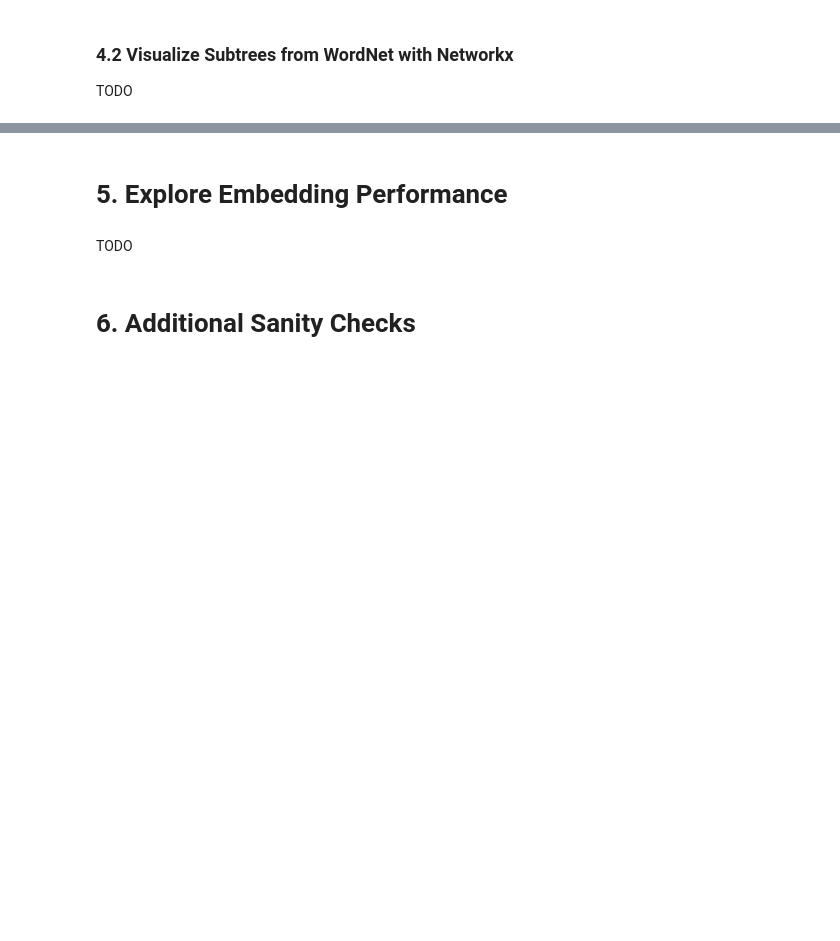
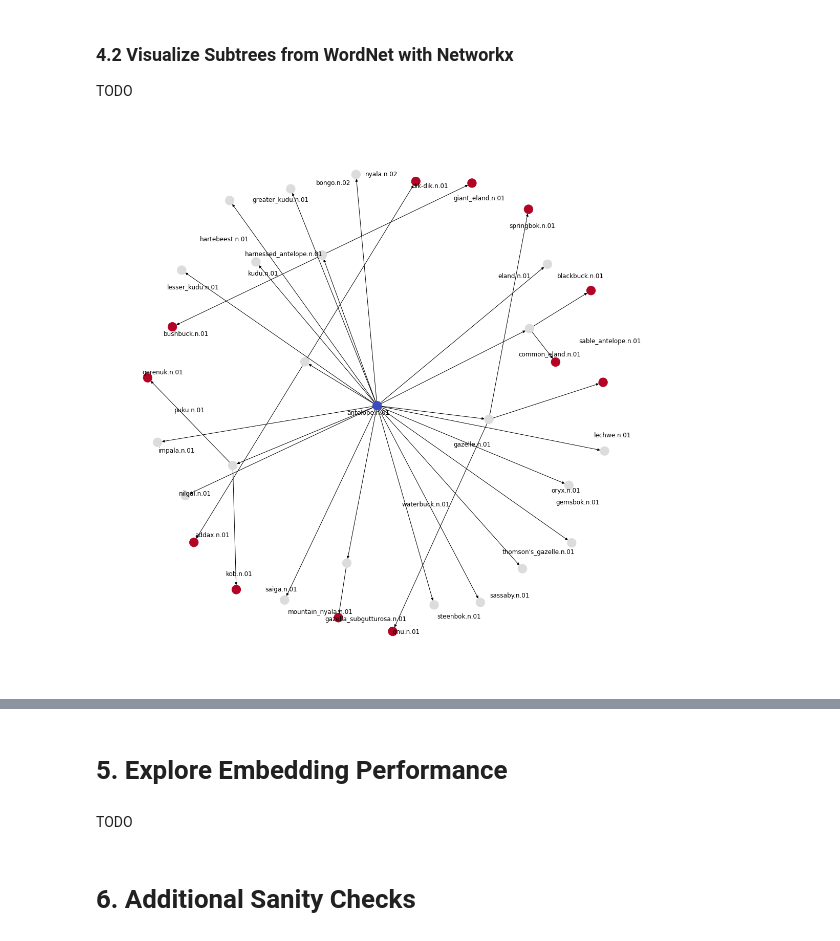
Before and after one commit to cshewmake2/wordnet_poincare, a Jupyter notebook: WordNet_Poincare_Embedding.ipynb, the cells around one changed output, grey strips where cells are left out. Saved outputs shown, nothing was run; the diff lists cells and outputs as text; code cells hidden in the pictures; blank space fills up the shorter version.

```diff
--- a/WordNet_Poincare_Embedding.ipynb
+++ b/WordNet_Poincare_Embedding.ipynb
@@ -285,20 +285,25 @@ TODO
 import networkx as nx
 from matplotlib import cm
 # %%
-def display_subtrees_nx(df):
-    max_level = df.level.max()
-    D = generate_D(df)
-    dg = nx.DiGraph()
-    for (u_ind, v_inds) in D:
-        dg.add_edges_from([(u_ind, v_ind) for v_ind in v_inds])
+# def display_subtrees_nx(synset_root):
+#     """Display the synset subtrees beginning from a synset root."""
+synset_root = wn.synset('antelope.n.01')
+df = generate_synset_df(synset_root)
+max_level = df.level.max()
+D = generate_D(df)
+dg = nx.DiGraph()
+for (u_ind, v_inds) in D:
+    dg.add_edges_from([(u_ind, v_ind) for v_ind in v_inds])
 
-    labels = {}
-    color_map = []
-    for node in dg.nodes():
-        labels[node] = df.iloc[node].name
-        color_map.append(cm.coolwarm(float(df.level[node])/max_level))
+labels = {}
+color_map = []
+for node in dg.nodes():
+    labels[node] = df.iloc[node].name
+    color_map.append(cm.coolwarm(float(df.level[node])/max_level))
 
-    fig = plt.figure(figsize = (15,15))
-    nx.draw(dg, with_labels=False, node_color=color_map)
-    labeled_nodes = nx.draw_networkx_labels(dg, pos = nx.spring_layout(dg), labels = labels)
+fig = plt.figure(figsize = (15,15))
+nx.draw(dg, with_labels=False, node_color=color_map)
+labeled_nodes = nx.draw_networkx_labels(dg, pos = nx.spring_layout(dg), labels = labels)
+# %% [output]
+[figure, added]
 # %%
```
Also changed, not shown: parts of 5 cells of this notebook.
